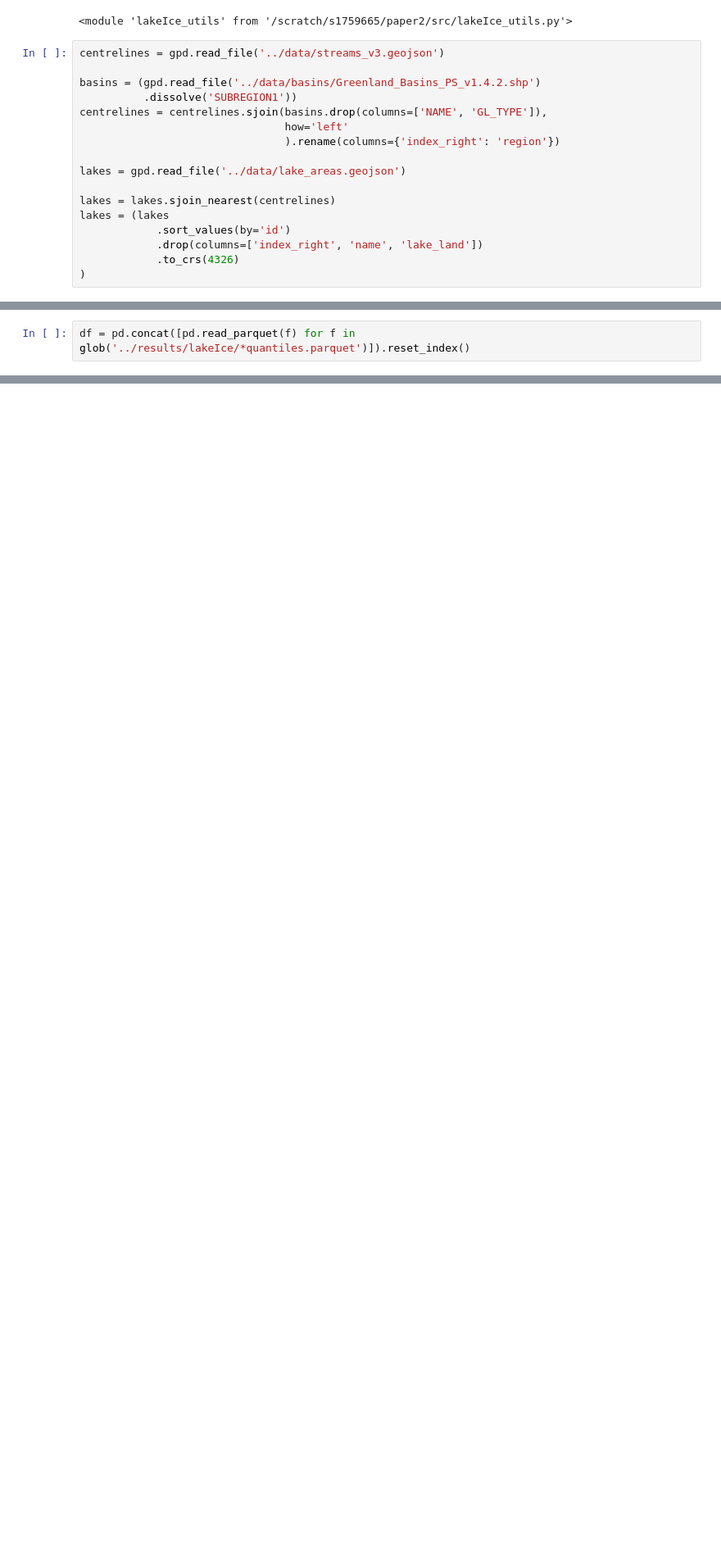
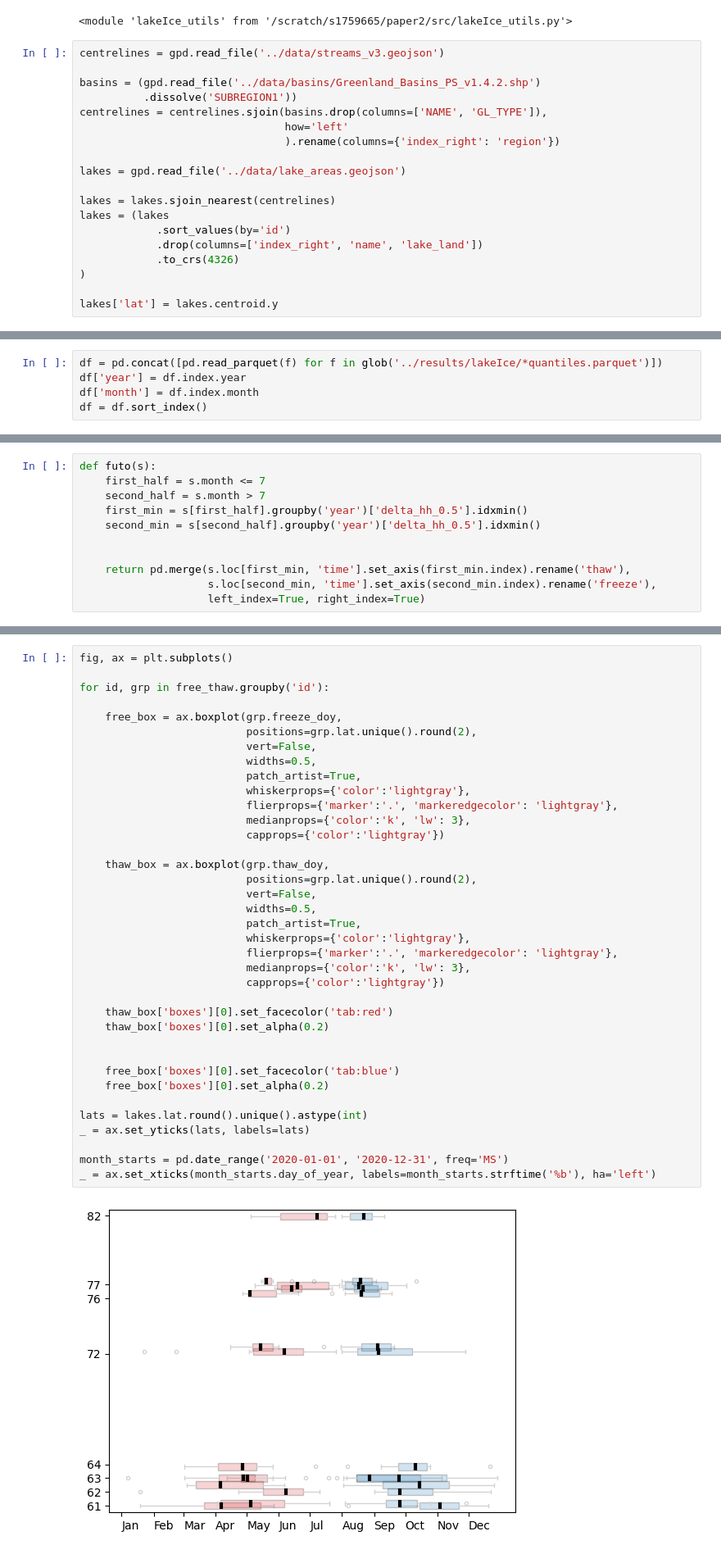
Before and after one commit to tlohde/lake-terminating-glaciers, a Jupyter notebook: src/lake_ice.ipynb, the cells around one changed output, grey strips where cells are left out. Shown at 82% size. Saved outputs shown, nothing was run; the diff lists cells and outputs as text; blank space fills up the shorter version.

Commit message:
timing of lake ice freeze/thaw

```diff
--- a/src/lake_ice.ipynb
+++ b/src/lake_ice.ipynb
@@ -41,3 +41,5 @@ lakes = (lakes
             .drop(columns=['index_right', 'name', 'lake_land'])
             .to_crs(4326)
 )
+
+lakes['lat'] = lakes.centroid.y
@@ -44,2 +50,5 @@ lakes = (lakes
 # %%
-df = pd.concat([pd.read_parquet(f) for f in glob('../results/lakeIce/*quantiles.parquet')]).reset_index()
+df = pd.concat([pd.read_parquet(f) for f in glob('../results/lakeIce/*quantiles.parquet')])
+df['year'] = df.index.year
+df['month'] = df.index.month
+df = df.sort_index()
@@ -88,0 +57,11 @@ pd.read_parquet('../results/lakeIce/id2_backscatter_quantiles.parquet')
+# %%
+def futo(s):
+    first_half = s.month <= 7
+    second_half = s.month > 7
+    first_min = s[first_half].groupby('year')['delta_hh_0.5'].idxmin()
+    second_min = s[second_half].groupby('year')['delta_hh_0.5'].idxmin()
+
+
+    return pd.merge(s.loc[first_min, 'time'].set_axis(first_min.index).rename('thaw'),
+                    s.loc[second_min, 'time'].set_axis(second_min.index).rename('freeze'),
+                    left_index=True, right_index=True)
@@ -88,0 +93,39 @@ pd.read_parquet('../results/lakeIce/id2_backscatter_quantiles.parquet')
+# %%
+fig, ax = plt.subplots()
+
+for id, grp in free_thaw.groupby('id'):
+
+    free_box = ax.boxplot(grp.freeze_doy,
+                          positions=grp.lat.unique().round(2),
+                          vert=False,
+                          widths=0.5,
+                          patch_artist=True,
+                          whiskerprops={'color':'lightgray'},
+                          flierprops={'marker':'.', 'markeredgecolor': 'lightgray'},
+                          medianprops={'color':'k', 'lw': 3},
+                          capprops={'color':'lightgray'})
+
+    thaw_box = ax.boxplot(grp.thaw_doy,
+                          positions=grp.lat.unique().round(2),
+                          vert=False,
+                          widths=0.5,
+                          patch_artist=True,
+                          whiskerprops={'color':'lightgray'},
+                          flierprops={'marker':'.', 'markeredgecolor': 'lightgray'},
+                          medianprops={'color':'k', 'lw': 3},
+                          capprops={'color':'lightgray'})
+
+    thaw_box['boxes'][0].set_facecolor('tab:red')
+    thaw_box['boxes'][0].set_alpha(0.2)
+
+
+    free_box['boxes'][0].set_facecolor('tab:blue')
+    free_box['boxes'][0].set_alpha(0.2)
+
+lats = lakes.lat.round().unique().astype(int)
+_ = ax.set_yticks(lats, labels=lats)
+
+month_starts = pd.date_range('2020-01-01', '2020-12-31', freq='MS')
+_ = ax.set_xticks(month_starts.day_of_year, labels=month_starts.strftime('%b'), ha='left')
+# %% [output]
+[figure, added]
```
Also changed, not shown: parts of 13 cells of this notebook.
